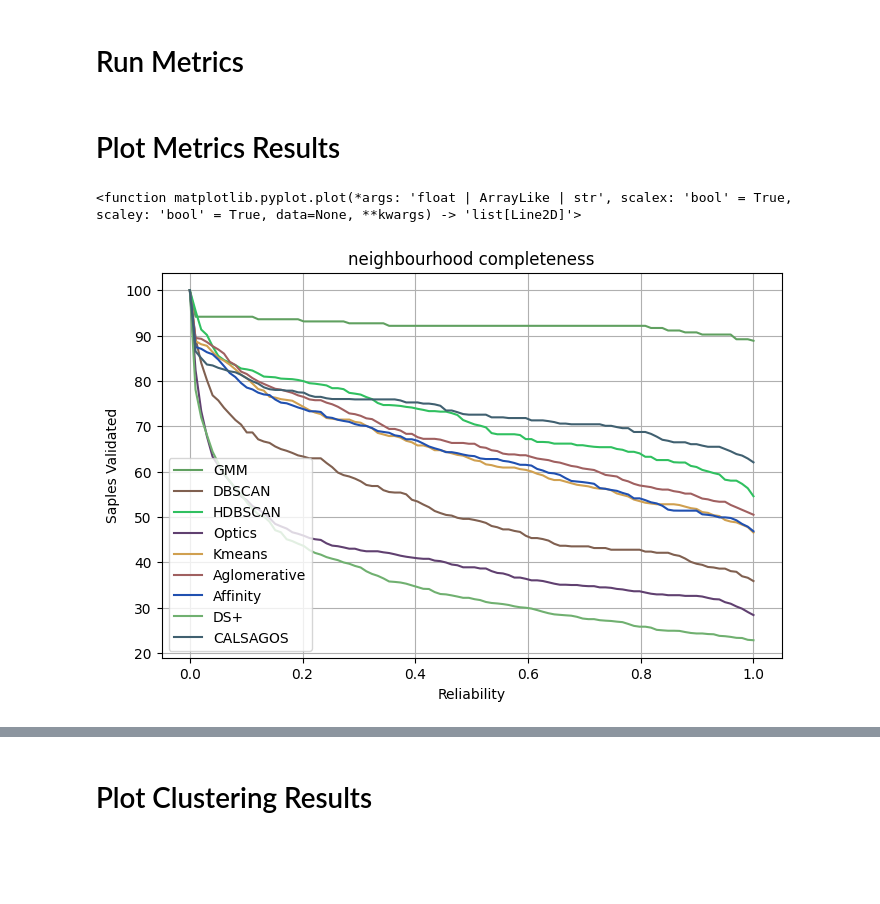
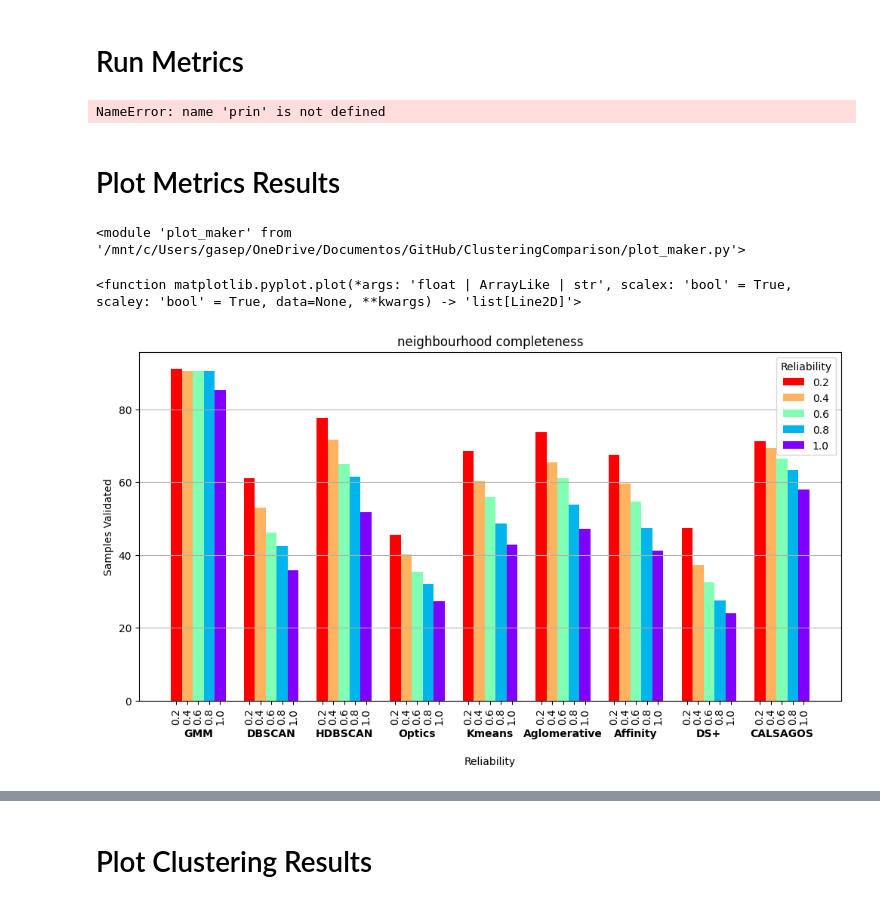
Before and after one commit to Prion6/ClusteringComparison, a Jupyter notebook: cluster_finder_evaluator.ipynb, the cells around one changed output, grey strips where cells are left out. Saved outputs shown, nothing was run; the diff lists cells and outputs as text; code cells hidden in the pictures; blank space fills up the shorter version.

```diff
--- a/cluster_finder_evaluator.ipynb
+++ b/cluster_finder_evaluator.ipynb
@@ -256,6 +259,8 @@ for idx, sample in enumerate(cats_samples):
     data = np.column_stack((X_data, Y_data))
 
     for alg in alg_labels.keys():
+
+        print(alg)
 
         pred_labels = alg_labels[alg][idx]
 
@@ -275,25 +280,33 @@ for idx, sample in enumerate(cats_samples):
         metrics["membership completeness"][alg].append(completeness)
         metrics["membership purity"][alg].append(purity)
         metrics["membership f1_score"][alg].append(f1_score)
+# %% [output]
+NameError: name 'prin' is not defined
 # %% [markdown]
 # Plot Metrics Results
+# %%
+import importlib
+
+importlib.reload(pm)
+# %% [output]
+<module 'plot_maker' from '/mnt/c/Users/gasep/OneDrive/Documentos/GitHub/ClusteringComparison/plot_maker.py'>
 # %%
 reliability_gradients = []
 
 
 metric = "neighbourhood completeness"
 
 for alg in alg_labels.keys():
     gradient = cu.reliability_gradient(metrics[metric][alg])
     reliability_gradients.append(gradient)
 
 
-fig, ax = pm.gradients_plot(alg_labels.keys(), reliability_gradients, title = metric)
+fig, ax = pm.gradients_plot_as_bars(alg_labels.keys(), reliability_gradients, title = metric)
 
 plt.plot
 # %% [output]
 <function matplotlib.pyplot.plot(*args: 'float | ArrayLike | str', scalex: 'bool' = True, scaley: 'bool' = True, data=None, **kwargs) -> 'list[Line2D]'>
-[figure, old version]
+[figure, new version]
 # %%
 reliability_gradients = []
 
```
Also changed, not shown: parts of 8 cells of this notebook.
